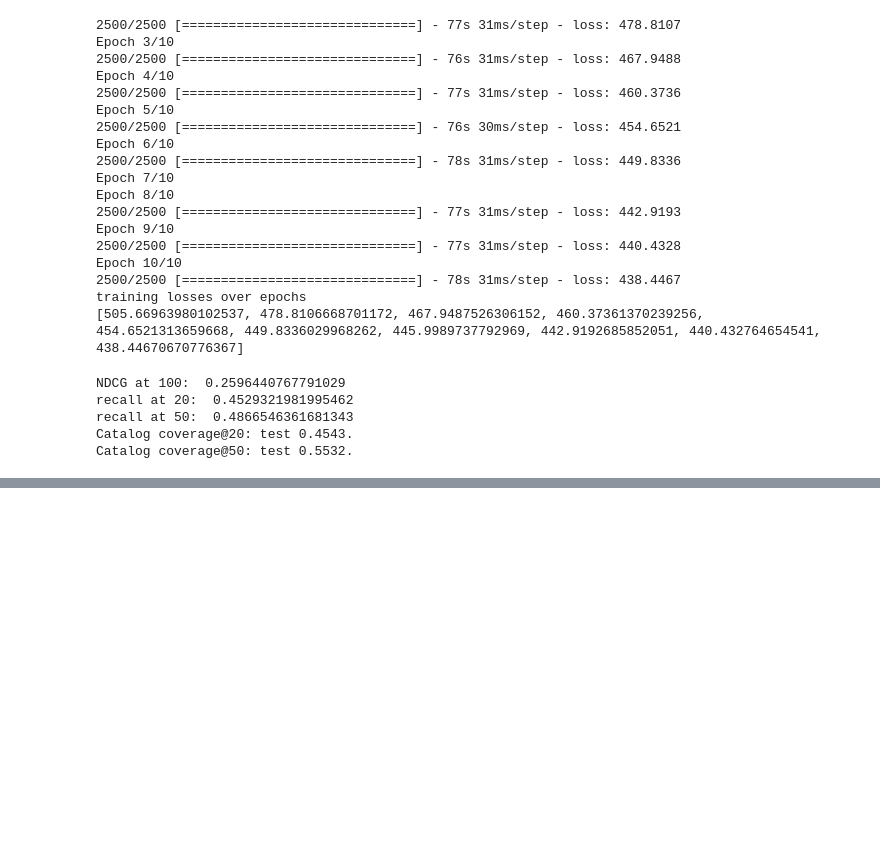
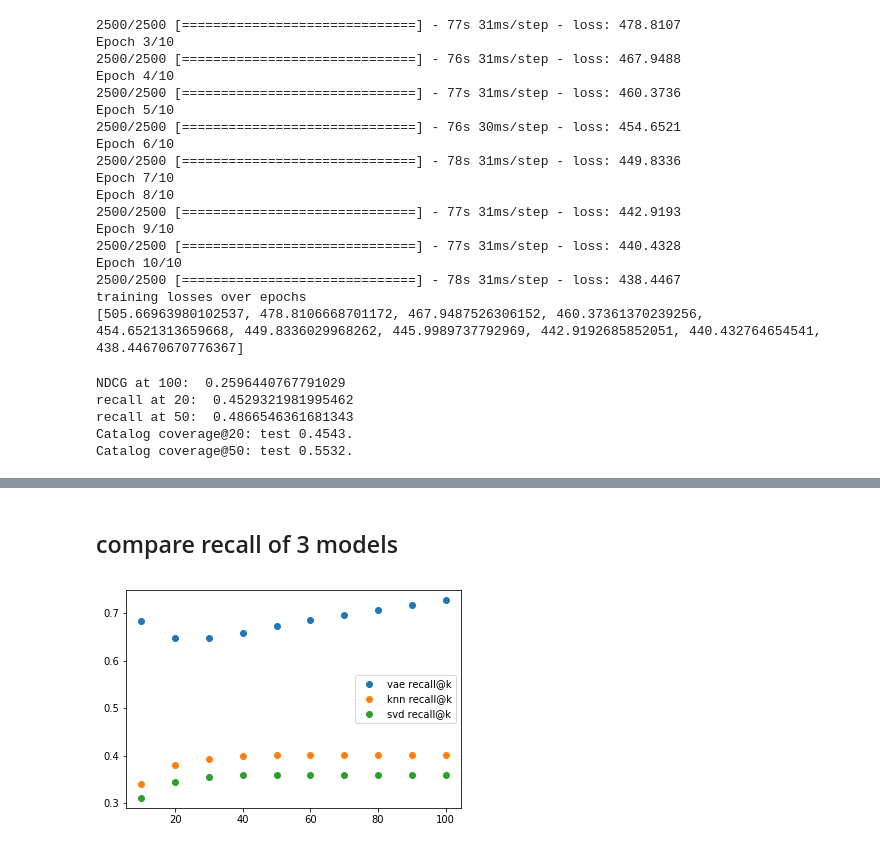
Before and after one commit to smashound/Movie-Recommendation-VAE, a Jupyter notebook: finalproject.ipynb, the cells around one changed output, grey strips where cells are left out. Cells and saved outputs as stored; diff of their text form; code cells hidden in the pictures; blank space fills up the shorter version.

```diff
--- a/finalproject.ipynb
+++ b/finalproject.ipynb
@@ -1087,0 +1282,13 @@ Catalog coverage@50: test 0.5532.
+# %% [markdown]
+## compare recall of 3 models
+# %%
+fig, ax = plt.subplots()
+line1, = ax.plot(krange,recall_vae,'o', label='vae recall@k')
+line2, = ax.plot(krange,recall_knn,'o', label='knn recall@k')
+line3, = ax.plot(krange,recall_svd,'o', label='svd recall@k')
+
+ax.legend()
+
+plt.show()
+# %% [output]
+[figure, added]
```
Also changed, not shown: parts of 51 cells of this notebook.
